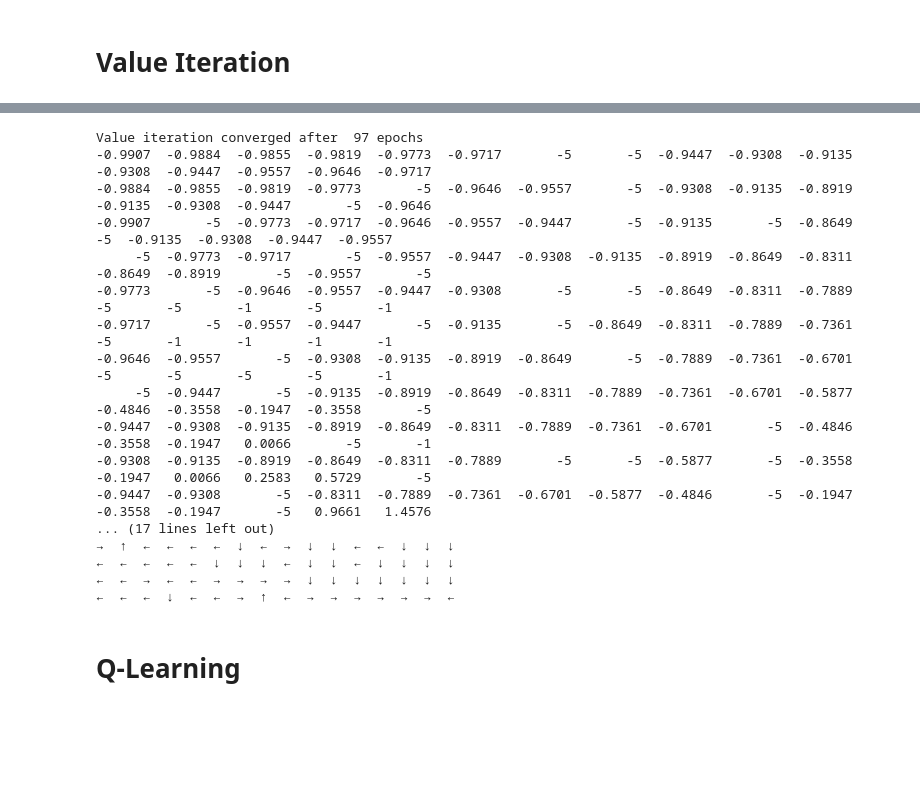
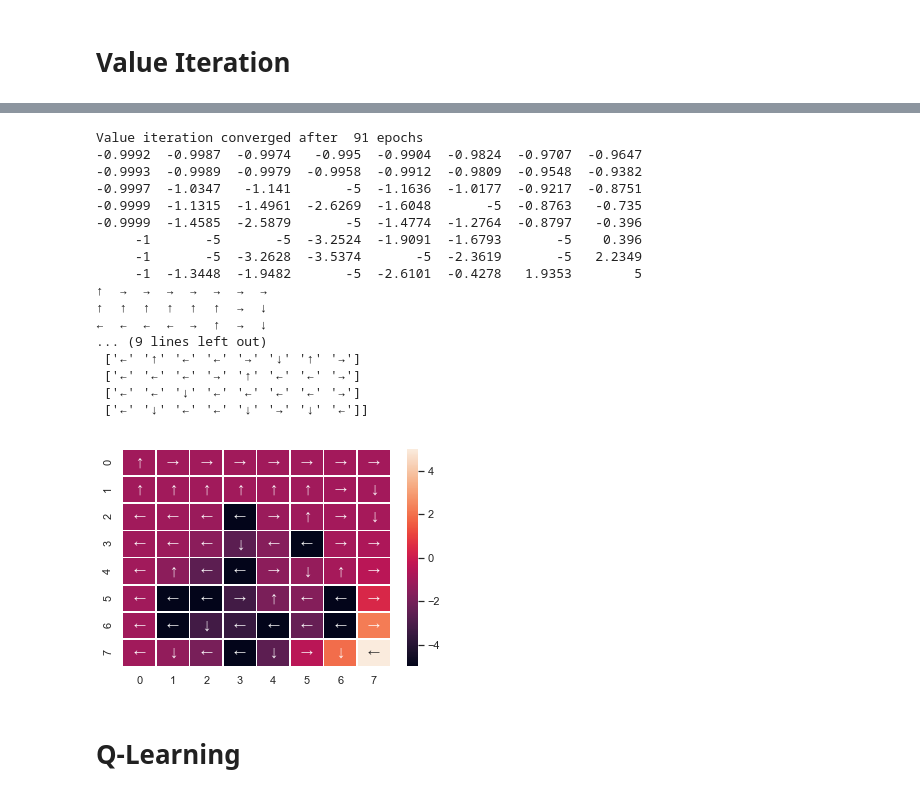
Before and after one commit to TommyJohnDub/hw4-ncook-solution, a Jupyter notebook: ncook3-solution-base.ipynb, the cells around one changed output, grey strips where cells are left out. Saved outputs shown, nothing was run; the diff lists cells and outputs as text; code cells hidden in the pictures; blank space fills up the shorter version.

```diff
--- a/ncook3-solution-base.ipynb
+++ b/ncook3-solution-base.ipynb
@@ -118,35 +115,34 @@ vi_time = %timeit -o a4.valueIteration(env, epsilon=epsilon, gamma=gamma, max_it
 # %%
 vi_V, vi_epochs = a4.valueIteration(env, epsilon=epsilon, gamma=gamma, max_iter=max_iter, report=True)
 
-
+# display value function:
+a4.matprint(a4.print_value(vi_V, width=size, height=size))
 
 vi_policy = a4.value_to_policy(env, V=vi_V, gamma=gamma)
 
 vi_policy_arrows = a4.print_policy(vi_policy, width=size, height=size)
-
-if display_print:
-    # display value function:
-    a4.matprint(a4.print_value(vi_V, width=size, height=size))
-    # display policy
-    a4.matprint(vi_policy_arrows)
+# display policy
+a4.matprint(vi_policy_arrows)
+draw_heatmap(vi_policy_arrows, vi_V, size)
 # %% [output]
-Value iteration converged after  97 epochs
--0.9907  -0.9884  -0.9855  -0.9819  -0.9773  -0.9717       -5       -5  -0.9447  -0.9308  -0.9135  -0.9308  -0.9447  -0.9557  -0.9646  -0.9717
--0.9884  -0.9855  -0.9819  -0.9773       -5  -0.9646  -0.9557       -5  -0.9308  -0.9135  -0.8919  -0.9135  -0.9308  -0.9447       -5  -0.9646
--0.9907       -5  -0.9773  -0.9717  -0.9646  -0.9557  -0.9447       -5  -0.9135       -5  -0.8649       -5  -0.9135  -0.9308  -0.9447  -0.9557
-     -5  -0.9773  -0.9717       -5  -0.9557  -0.9447  -0.9308  -0.9135  -0.8919  -0.8649  -0.8311  -0.8649  -0.8919       -5  -0.9557       -5
--0.9773       -5  -0.9646  -0.9557  -0.9447  -0.9308       -5       -5  -0.8649  -0.8311  -0.7889       -5       -5       -1       -5       -1
--0.9717       -5  -0.9557  -0.9447       -5  -0.9135       -5  -0.8649  -0.8311  -0.7889  -0.7361       -5       -1       -1       -1       -1
--0.9646  -0.9557       -5  -0.9308  -0.9135  -0.8919  -0.8649       -5  -0.7889  -0.7361  -0.6701       -5       -5       -5       -5       -1
-     -5  -0.9447       -5  -0.9135  -0.8919  -0.8649  -0.8311  -0.7889  -0.7361  -0.6701  -0.5877  -0.4846  -0.3558  -0.1947  -0.3558       -5
--0.9447  -0.9308  -0.9135  -0.8919  -0.8649  -0.8311  -0.7889  -0.7361  -0.6701       -5  -0.4846  -0.3558  -0.1947   0.0066       -5       -1
--0.9308  -0.9135  -0.8919  -0.8649  -0.8311  -0.7889       -5       -5  -0.5877       -5  -0.3558  -0.1947   0.0066   0.2583   0.5729       -5
--0.9447  -0.9308       -5  -0.8311  -0.7889  -0.7361  -0.6701  -0.5877  -0.4846       -5  -0.1947  -0.3558  -0.1947       -5   0.9661   1.4576
-... (17 lines left out)
-→  ↑  ←  ←  ←  ←  ↓  ←  →  ↓  ↓  ←  ←  ↓  ↓  ↓
-←  ←  ←  ←  ←  ↓  ↓  ↓  ←  ↓  ↓  ←  ↓  ↓  ↓  ↓
-←  ←  →  ←  ←  →  →  →  →  ↓  ↓  ↓  ↓  ↓  ↓  ↓
-←  ←  ←  ↓  ←  ←  →  ↑  ←  →  →  →  →  →  →  ←
+Value iteration converged after  91 epochs
+-0.9992  -0.9987  -0.9974   -0.995  -0.9904  -0.9824  -0.9707  -0.9647
+-0.9993  -0.9989  -0.9979  -0.9958  -0.9912  -0.9809  -0.9548  -0.9382
+-0.9997  -1.0347   -1.141       -5  -1.1636  -1.0177  -0.9217  -0.8751
+-0.9999  -1.1315  -1.4961  -2.6269  -1.6048       -5  -0.8763   -0.735
+-0.9999  -1.4585  -2.5879       -5  -1.4774  -1.2764  -0.8797   -0.396
+     -1       -5       -5  -3.2524  -1.9091  -1.6793       -5    0.396
+     -1       -5  -3.2628  -3.5374       -5  -2.3619       -5   2.2349
+     -1  -1.3448  -1.9482       -5  -2.6101  -0.4278   1.9353        5
+↑  →  →  →  →  →  →  →
+↑  ↑  ↑  ↑  ↑  ↑  →  ↓
+←  ←  ←  ←  →  ↑  →  ↓
+... (9 lines left out)
+ ['←' '↑' '←' '←' '→' '↓' '↑' '→']
+ ['←' '←' '←' '→' '↑' '←' '←' '→']
+ ['←' '←' '↓' '←' '←' '←' '←' '→']
+ ['←' '↓' '←' '←' '↓' '→' '↓' '←']]
+[figure, added]
 # %% [markdown]
 # Q-Learning
 # %%
```
Also changed, not shown: parts of 17 cells of this notebook, 2 other files.
